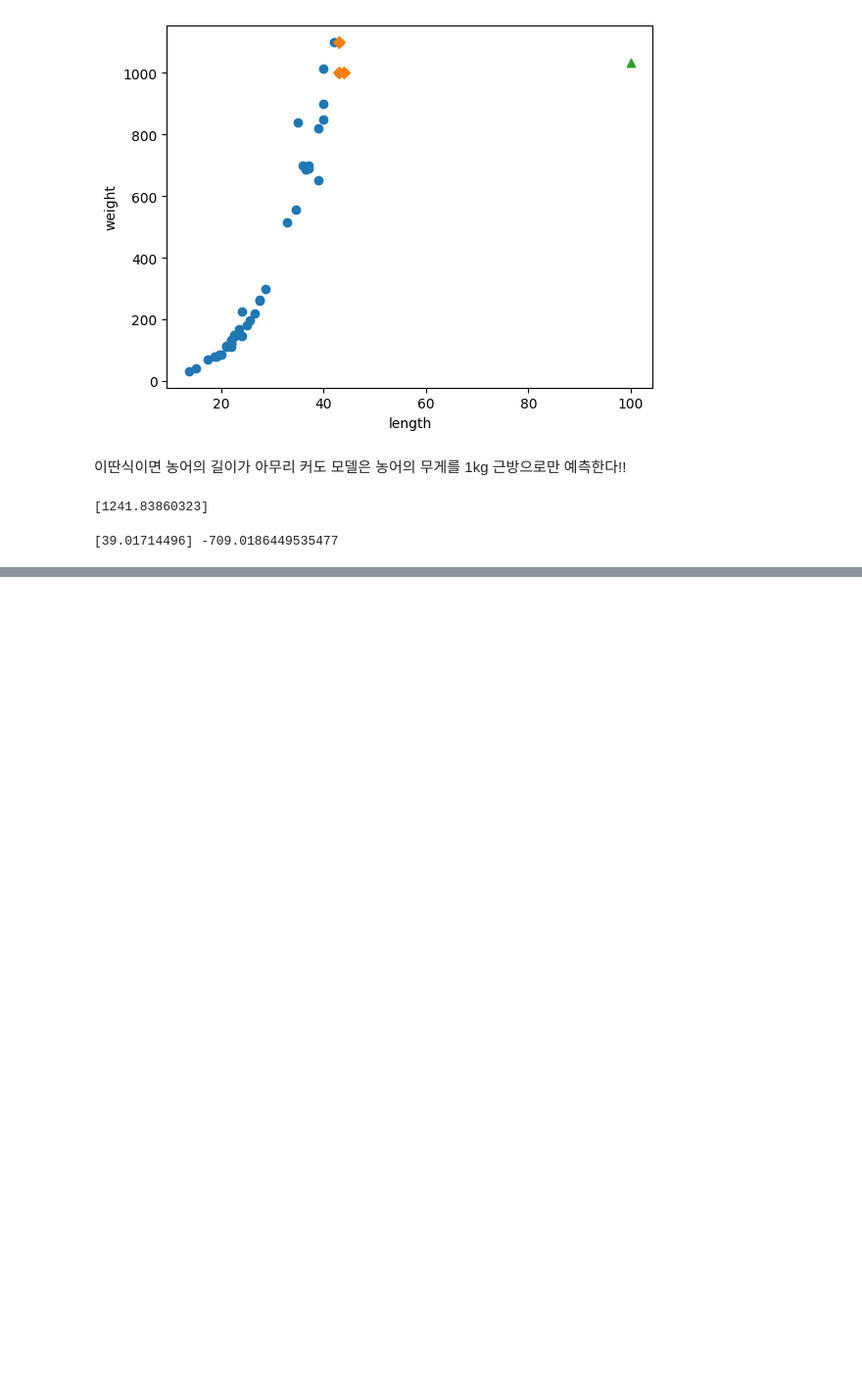
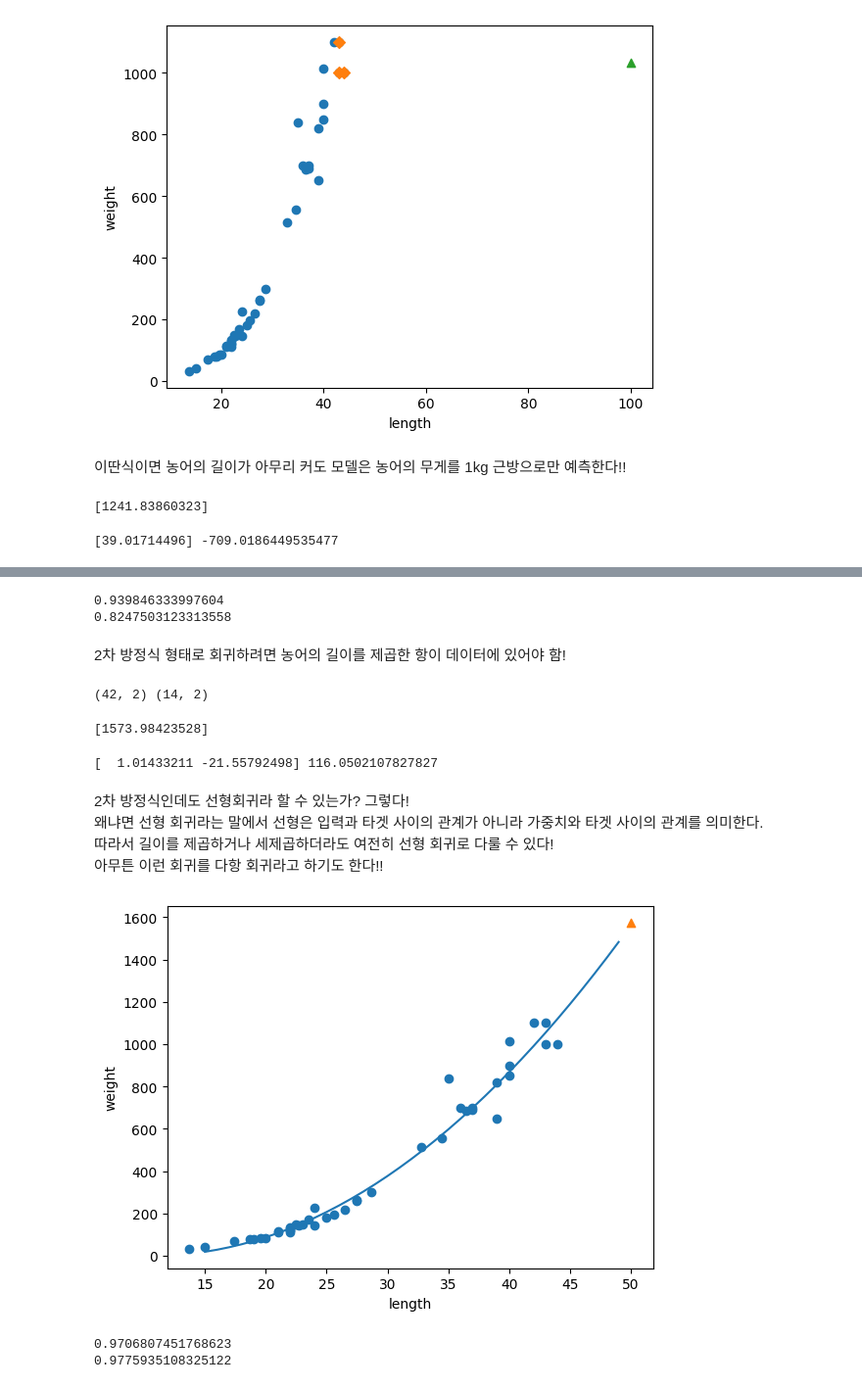
Before and after one commit to DelosIndustry/HongongML-DL_stduy, a Jupyter notebook: hongongDL.ipynb, the cells around one changed output, grey strips where cells are left out. Shown at 98% size. Cells and saved outputs as stored; diff of their text form; code cells hidden in the pictures; blank space fills up the shorter version.

```diff
--- a/hongongDL.ipynb
+++ b/hongongDL.ipynb
@@ -498,0 +509,50 @@ print(lr.coef_, lr.intercept_) #Coefficient(기울기), intercept(절편)
+# %%
+print(lr.score(train_input, train_target))
+print(lr.score(test_input, test_target))
+# 선형회귀 기반 모델로 결정계수 R² 산출
+# 출력값을 보면 약간 과소적합임!! 즉, 충분하지 않다!
+# %% [output]
+0.939846333997604
+0.8247503123313558
+# %% [markdown]
+2차 방정식 형태로 회귀하려면 농어의 길이를 제곱한 항이 데이터에 있어야 함!
+# %%
+train_poly = np.column_stack((train_input**2, train_input))
+test_poly = np.column_stack((test_input**2, test_input))
+# %%
+print(train_poly.shape, test_poly.shape)
+# %% [output]
+(42, 2) (14, 2)
+# %%
+lr = LinearRegression()
+lr.fit(train_poly, train_target)
+
+print(lr.predict([[50**2, 50]]))
+# %% [output]
+[1573.98423528]
+# %%
+print(lr.coef_, lr.intercept_)
+# %% [output]
+[  1.01433211 -21.55792498] 116.0502107827827
+# %% [markdown]
+2차 방정식인데도 선형회귀라 할 수 있는가? 그렇다!
+왜냐면 선형 회귀라는 말에서 선형은 입력과 타겟 사이의 관계가 아니라 가중치와 타겟 사이의 관계를 의미한다.
+따라서 길이를 제곱하거나 세제곱하더라도 여전히 선형 회귀로 다룰 수 있다!
+아무튼 이런 회귀를 다항 회귀라고 하기도 한다!!
+# %%
+point = np.arange(15, 50)
+plt.scatter(train_input, train_target)
+plt.plot(point, 1.01*point**2 - 21.6*point + 116.05)
+
+plt.scatter(50, 1574, marker='^')
+plt.xlabel('length')
+plt.ylabel('weight')
+plt.show()
+# %% [output]
+[figure, added]
+# %%
+print(lr.score(train_poly, train_target))
+print(lr.score(test_poly, test_target))
+# %% [output]
+0.9706807451768623
+0.9775935108325122
```
Also changed, not shown: parts of 10 cells of this notebook.
